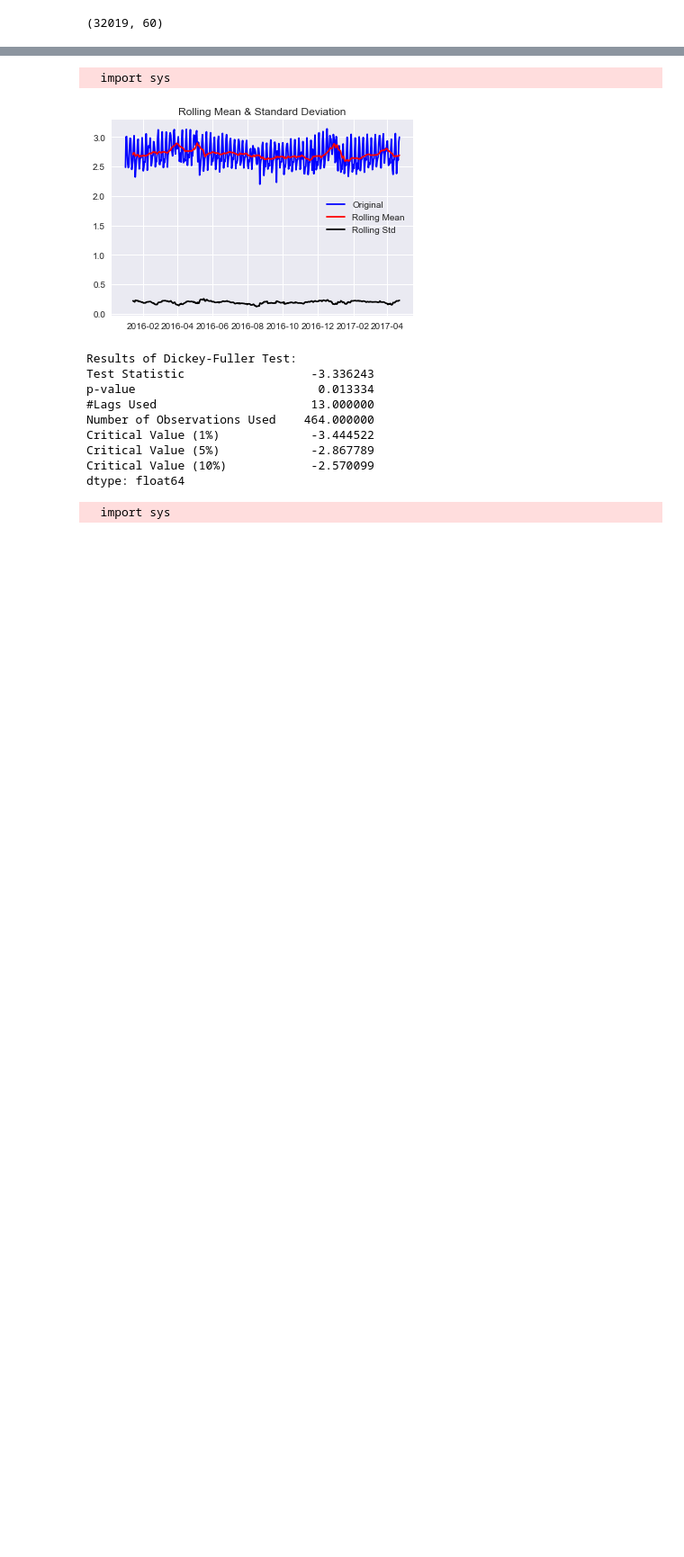
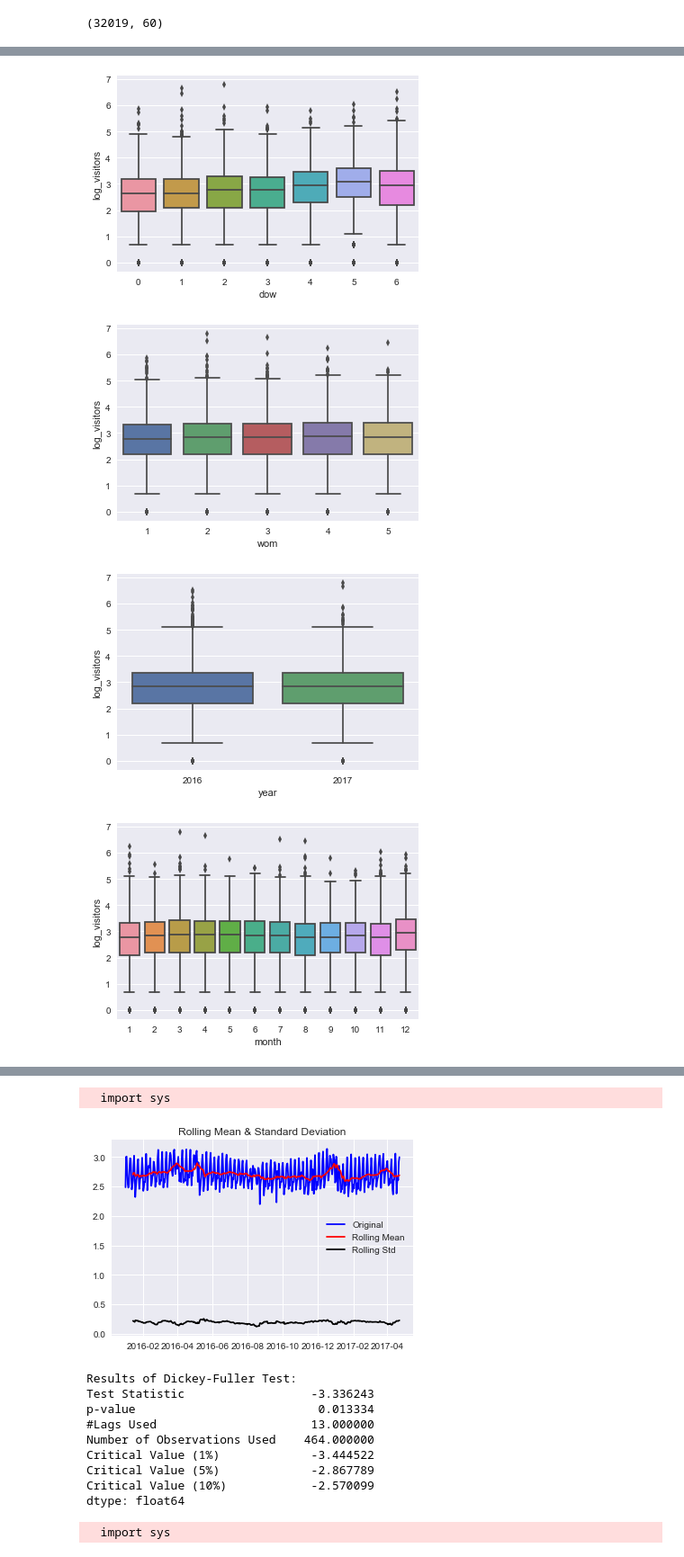
Before and after one commit to lamesen/RecruitRestaurantVisitorForecasting, a Jupyter notebook: ExploratoryDataAnalysis.ipynb, the cells around one changed output, grey strips where cells are left out. Shown at 90% size. Drawn from its saved outputs; the diff is of its cells as text; code cells hidden in the pictures; blank space fills up the shorter version.

```diff
--- a/ExploratoryDataAnalysis.ipynb
+++ b/ExploratoryDataAnalysis.ipynb
@@ -53,0 +129,9 @@ test.shape
+# %%
+for i, cat in enumerate(categorical_vars):
+    plt.figure(i)
+    sns.boxplot(x=cat, y=targets[1], data=train)
+# %% [output]
+[figure, added]
+[figure, added]
+[figure, added]
+[figure, added]
```
Also changed, not shown: parts of 41 cells of this notebook, 3 other files.
